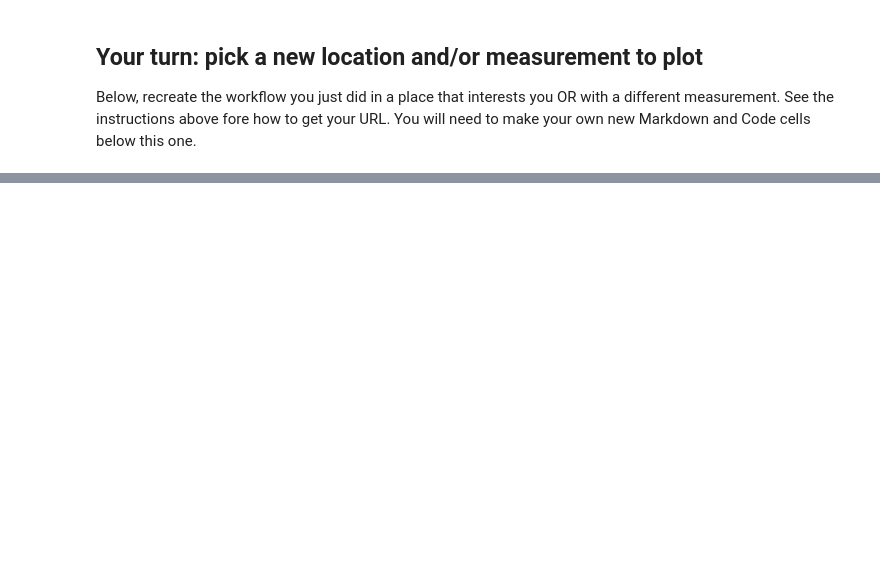
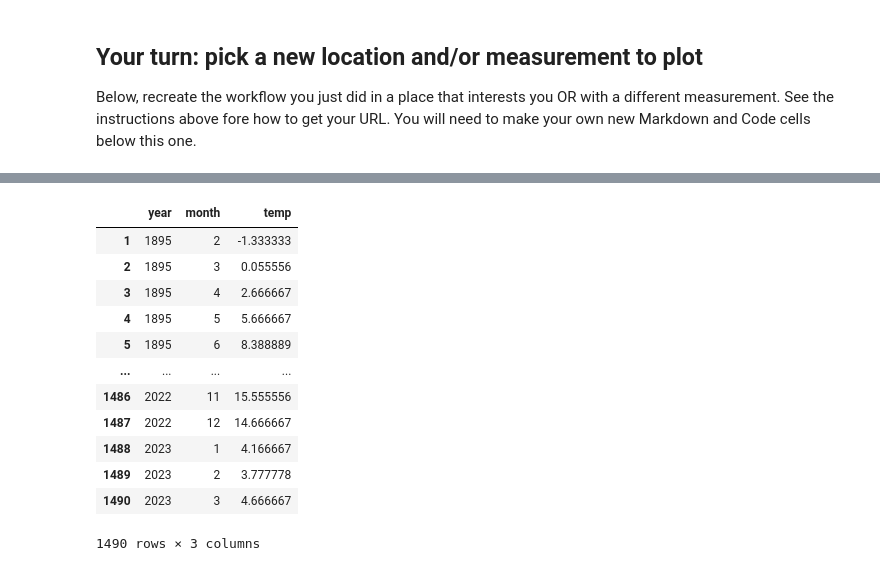
Before and after one commit to megsmedes/get-started-with-reproducible-science-megsmedes, a Jupyter notebook: Get Started with Open Reproducible Science!.ipynb, the cells around one changed output, grey strips where cells are left out. Saved outputs shown, nothing was run; the diff lists cells and outputs as text; code cells hidden in the pictures; blank space fills up the shorter version.

```diff
--- a/Get Started with Open Reproducible Science!.ipynb
+++ b/Get Started with Open Reproducible Science!.ipynb
@@ -465,0 +501,18 @@ Below, recreate the workflow you just did in a place that interests you OR with
+# %%
+#convert to celcius
+portland_ME_df.iloc[:,2]=(portland_ME_df.iloc[:,2] - 32) * 5 / 9
+portland_ME_df
+# %% [output]
+|  | year | month | temp |
+| 1 | 1895 | 2 | -1.333333 |
+| 2 | 1895 | 3 | 0.055556 |
+| 3 | 1895 | 4 | 2.666667 |
+| 4 | 1895 | 5 | 5.666667 |
+| 5 | 1895 | 6 | 8.388889 |
+| ... | ... | ... | ... |
+| 1486 | 2022 | 11 | 15.555556 |
+| 1487 | 2022 | 12 | 14.666667 |
+| 1488 | 2023 | 1 | 4.166667 |
+| 1489 | 2023 | 2 | 3.777778 |
+| 1490 | 2023 | 3 | 4.666667 |
+1490 rows × 3 columns
```
Also changed, not shown: parts of 10 cells of this notebook, 3 other files.
